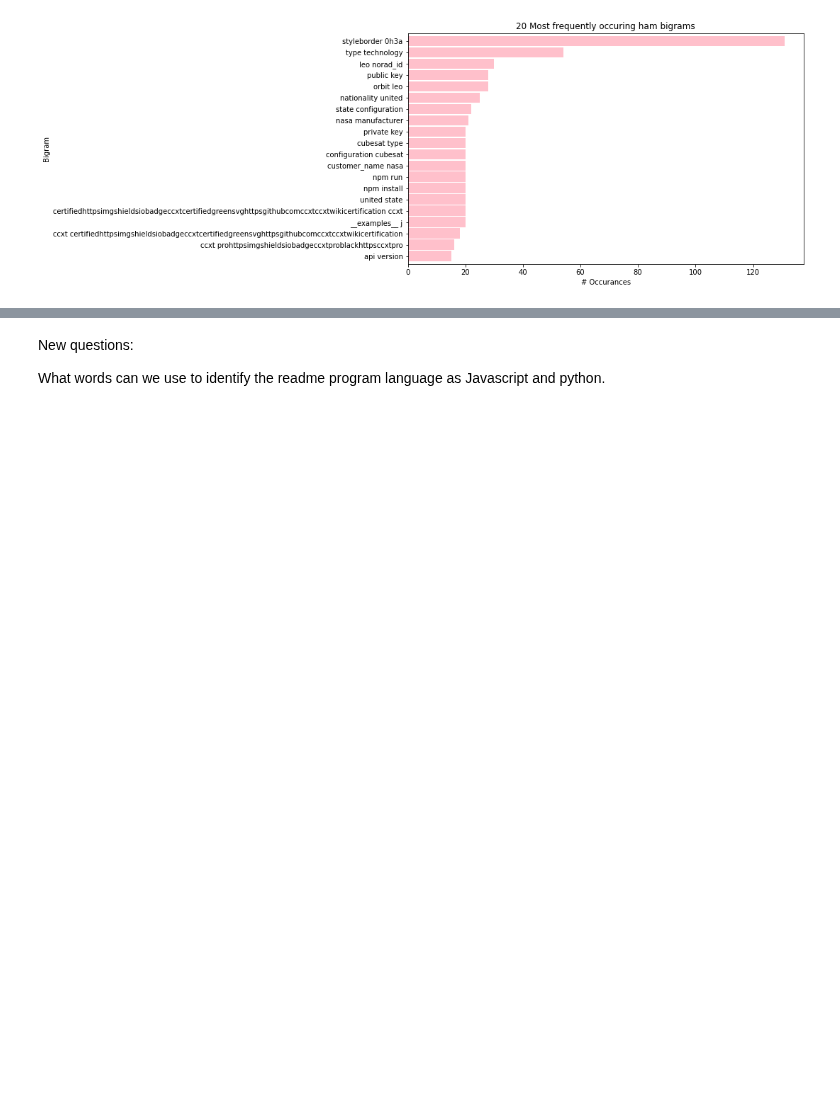
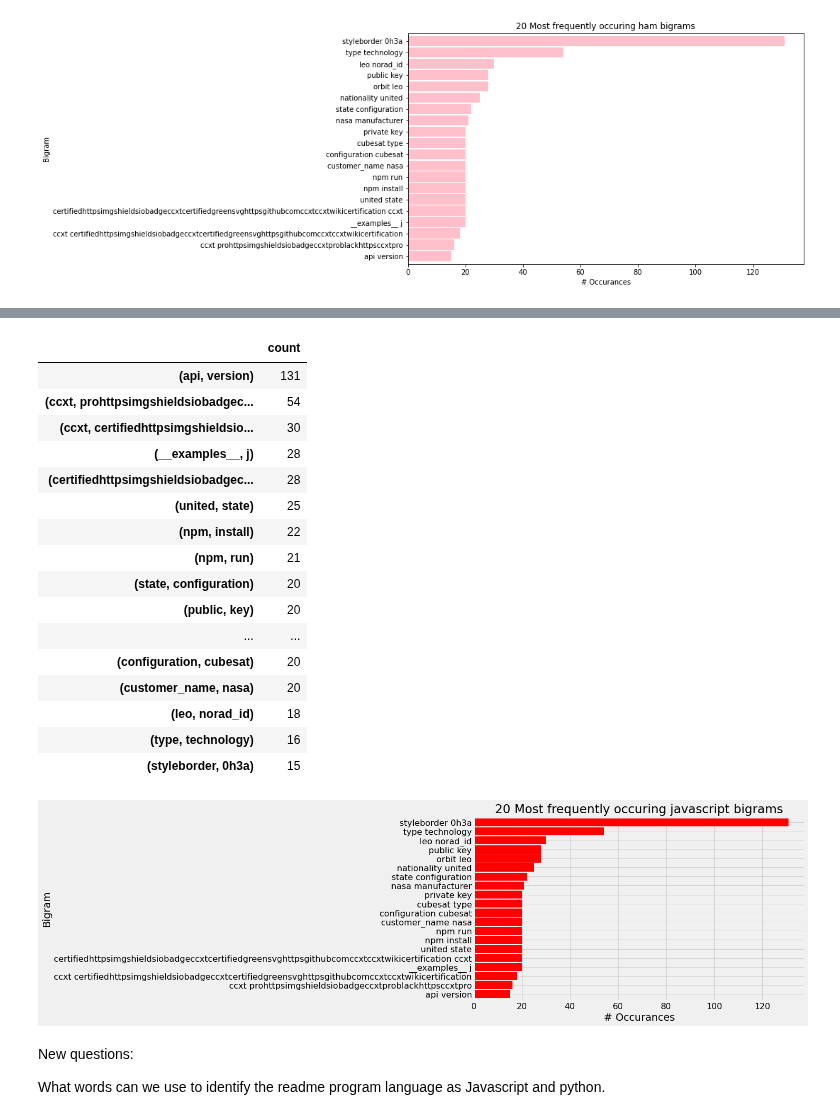
Before and after one commit to codeup-nlp/nlp-project, a Jupyter notebook: craig_explore.ipynb, the cells around one changed output, grey strips where cells are left out. Drawn from its saved outputs; the diff is of its cells as text; code cells hidden in the pictures; blank space fills up the shorter version.

```diff
--- a/craig_explore.ipynb
+++ b/craig_explore.ipynb
@@ -403,3 +448,28 @@ bigram_tool(data, 'HTML', html_words)
+# %%
+
+bigram = bigram_tool('javascript', javascript_words)
+bigram = pd.DataFrame(bigram)
+bigram.columns = ['count']
+bigram.sort_values(by='count', ascending=False).head(20)
+# %% [output]
+|  | count |
+| (api, version) | 131 |
+| (ccxt, prohttpsimgshieldsiobadgec... | 54 |
+| (ccxt, certifiedhttpsimgshieldsio... | 30 |
+| (__examples__, j) | 28 |
+| (certifiedhttpsimgshieldsiobadgec... | 28 |
+| (united, state) | 25 |
+| (npm, install) | 22 |
+| (npm, run) | 21 |
+| (state, configuration) | 20 |
+| (public, key) | 20 |
+| ... | ... |
+| (configuration, cubesat) | 20 |
+| (customer_name, nasa) | 20 |
+| (leo, norad_id) | 18 |
+| (type, technology) | 16 |
+| (styleborder, 0h3a) | 15 |
+[figure, added]
 # %% [markdown]
 New questions:
 
```
Also changed, not shown: parts of 10 cells of this notebook.
